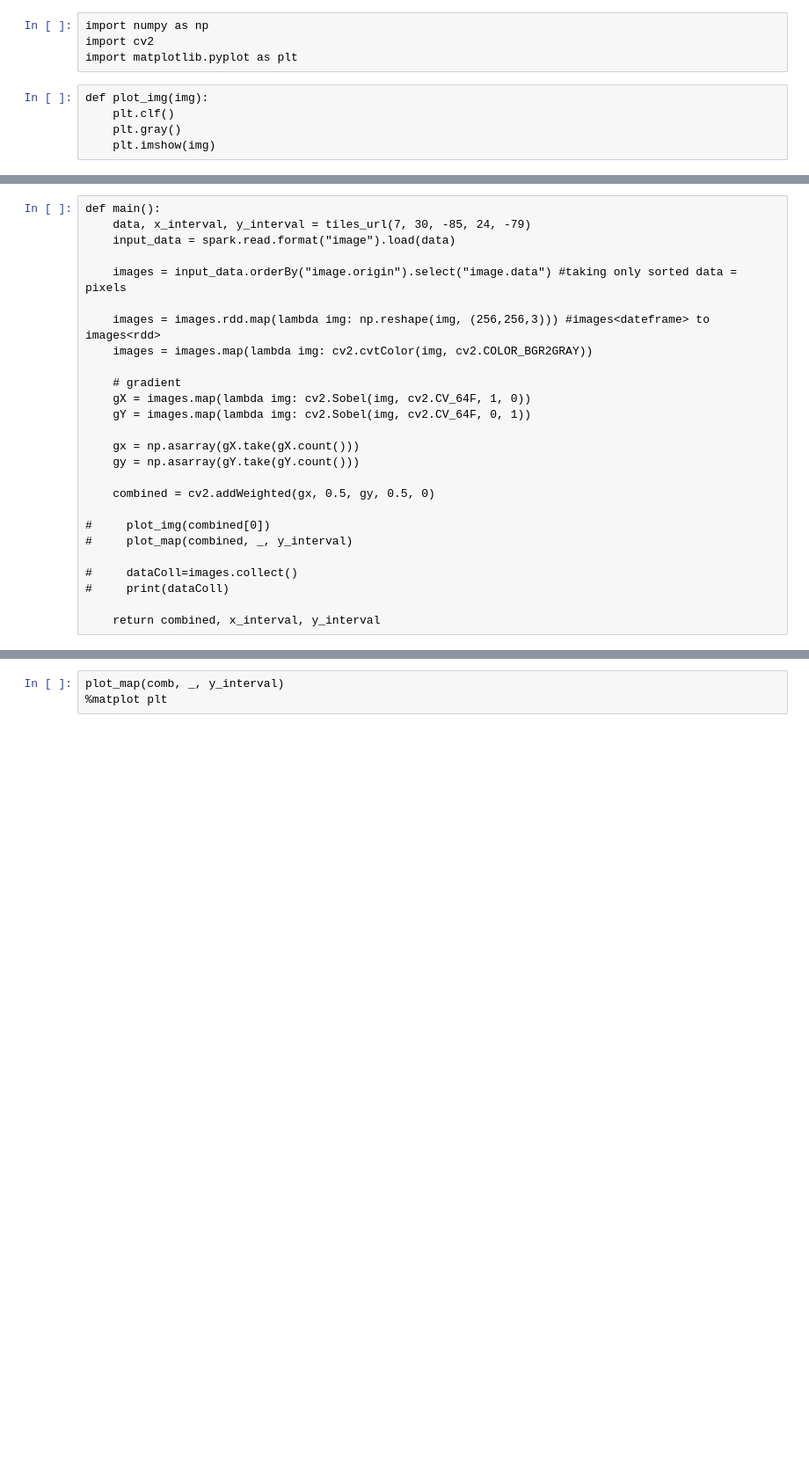
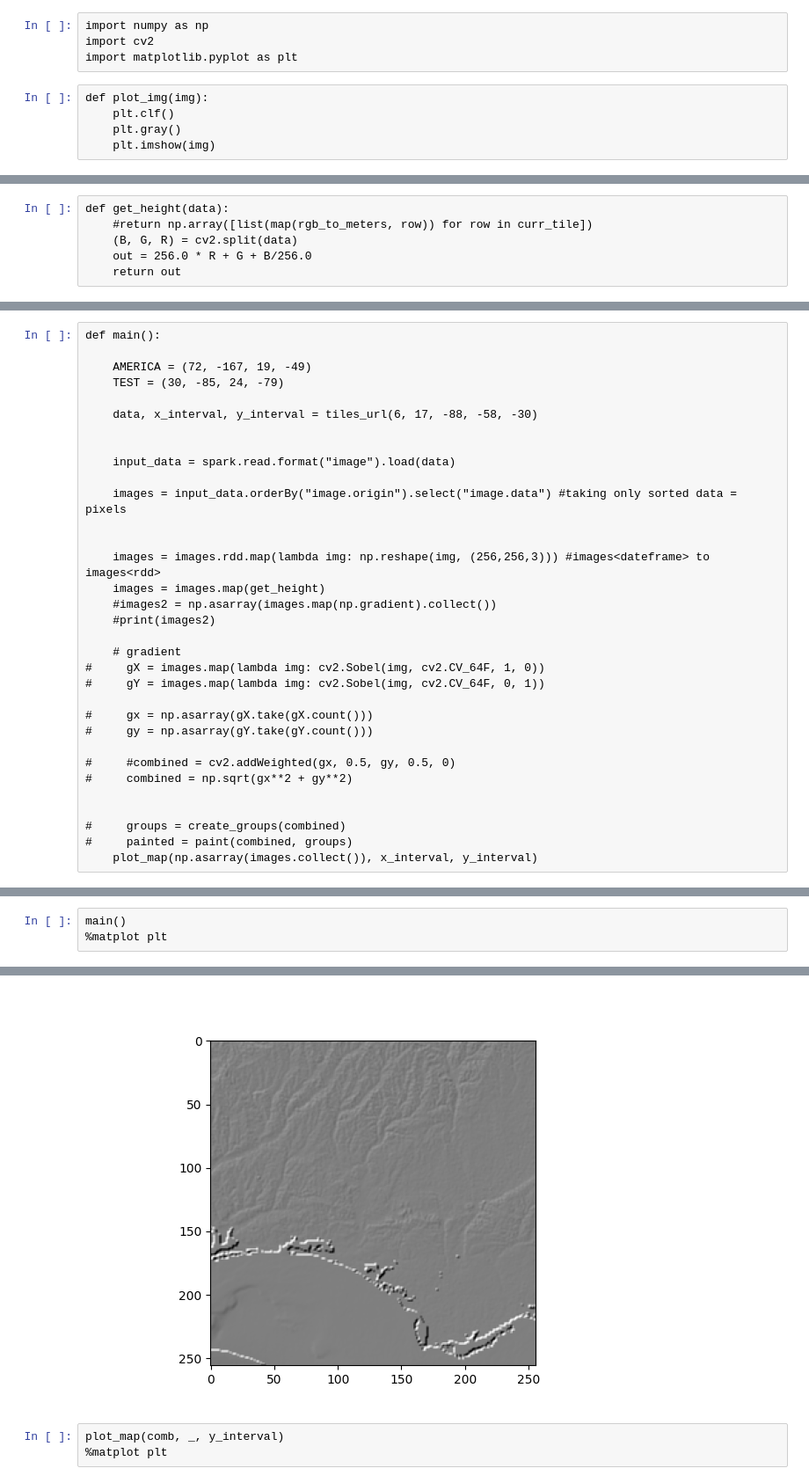
Before and after one commit to jwszol-classes/aseied-2022-skierkowski_szarecki, a Jupyter notebook: colab_notebook.ipynb, the cells around one changed output, grey strips where cells are left out. Shown: that part at 88% size. Cells and saved outputs as stored; diff of their text form; blank space fills up the shorter version.

Commit message:
added divide for groups function and height function

```diff
--- a/colab_notebook.ipynb
+++ b/colab_notebook.ipynb
@@ -67 +67,7 @@ def plot_map(combo, x_interval, y_interval):
     plt.imshow(mapp)
+# %%
+def get_height(data):
+    #return np.array([list(map(rgb_to_meters, row)) for row in curr_tile])
+    (B, G, R) = cv2.split(data)
+    out = 256.0 * R + G + B/256.0
+    return out
@@ -68,26 +109,33 @@ def plot_map(combo, x_interval, y_interval):
 # %%
 def main():
-    data, x_interval, y_interval = tiles_url(7, 30, -85, 24, -79)
+
+    AMERICA = (72, -167, 19, -49)
+    TEST = (30, -85, 24, -79)
+
+    data, x_interval, y_interval = tiles_url(6, 17, -88, -58, -30)
+
+
     input_data = spark.read.format("image").load(data)
 
     images = input_data.orderBy("image.origin").select("image.data") #taking only sorted data = pixels
 
+
     images = images.rdd.map(lambda img: np.reshape(img, (256,256,3))) #images<dateframe> to images<rdd>
-    images = images.map(lambda img: cv2.cvtColor(img, cv2.COLOR_BGR2GRAY))
+    images = images.map(get_height)
+    #images2 = np.asarray(images.map(np.gradient).collect())
+    #print(images2)
 
     # gradient
-    gX = images.map(lambda img: cv2.Sobel(img, cv2.CV_64F, 1, 0))
-    gY = images.map(lambda img: cv2.Sobel(img, cv2.CV_64F, 0, 1))
+#     gX = images.map(lambda img: cv2.Sobel(img, cv2.CV_64F, 1, 0))
+#     gY = images.map(lambda img: cv2.Sobel(img, cv2.CV_64F, 0, 1))
 
-    gx = np.asarray(gX.take(gX.count()))
-    gy = np.asarray(gY.take(gY.count()))
+#     gx = np.asarray(gX.take(gX.count()))
+#     gy = np.asarray(gY.take(gY.count()))
 
-    combined = cv2.addWeighted(gx, 0.5, gy, 0.5, 0)
+#     #combined = cv2.addWeighted(gx, 0.5, gy, 0.5, 0)
+#     combined = np.sqrt(gx**2 + gy**2)
 
-#     plot_img(combined[0])
-#     plot_map(combined, _, y_interval)
 
-#     dataColl=images.collect()
-#     print(dataColl)
-
-    return combined, x_interval, y_interval
+#     groups = create_groups(combined)
+#     painted = paint(combined, groups)
+    plot_map(np.asarray(images.collect()), x_interval, y_interval)
@@ -101,0 +142,4 @@ plot_img(comb[0])
+# %%
+main()
+%matplot plt
+# %% [output]
@@ -102,3 +147,4 @@ plot_img(comb[0])
+[figure, added]
 # %%
 plot_map(comb, _, y_interval)
 %matplot plt
```
Also changed, not shown: parts of 7 cells of this notebook.
